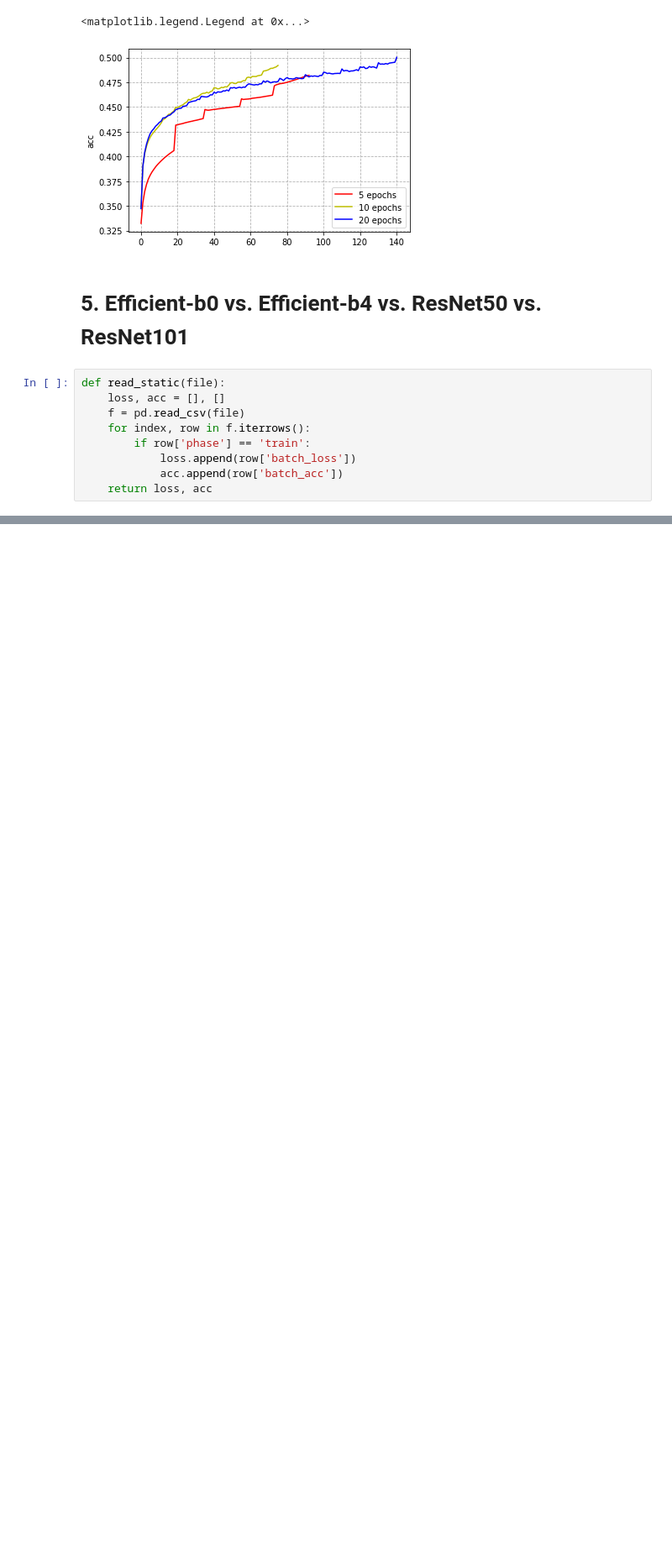
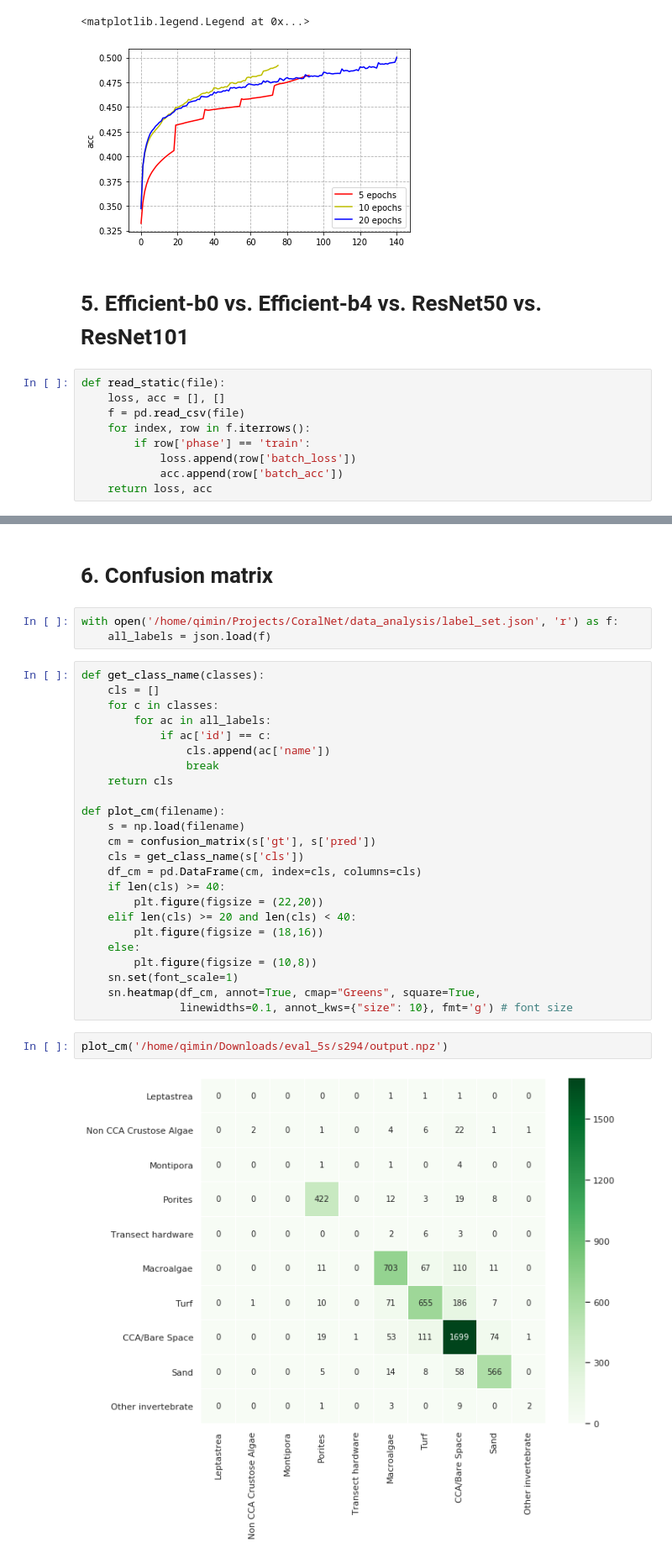
Before and after one commit to qiminchen/CoralNet, a Jupyter notebook: test_eval.ipynb, the cells around one changed output, grey strips where cells are left out. Shown at 84% size. Saved outputs shown, nothing was run; the diff lists cells and outputs as text; blank space fills up the shorter version.

```diff
--- a/test_eval.ipynb
+++ b/test_eval.ipynb
@@ -250,0 +266,33 @@ plt.show()
+# %% [markdown]
+# 6. Confusion matrix
+# %%
+with open('/home/qimin/Projects/CoralNet/data_analysis/label_set.json', 'r') as f:
+    all_labels = json.load(f)
+# %%
+def get_class_name(classes):
+    cls = []
+    for c in classes:
+        for ac in all_labels:
+            if ac['id'] == c:
+                cls.append(ac['name'])
+                break
+    return cls
+
+def plot_cm(filename):
+    s = np.load(filename)
+    cm = confusion_matrix(s['gt'], s['pred'])
+    cls = get_class_name(s['cls'])
+    df_cm = pd.DataFrame(cm, index=cls, columns=cls)
+    if len(cls) >= 40:
+        plt.figure(figsize = (22,20))
+    elif len(cls) >= 20 and len(cls) < 40:
+        plt.figure(figsize = (18,16))
+    else:
+        plt.figure(figsize = (10,8))
+    sn.set(font_scale=1)
+    sn.heatmap(df_cm, annot=True, cmap="Greens", square=True,
+               linewidths=0.1, annot_kws={"size": 10}, fmt='g') # font size
+# %%
+plot_cm('/home/qimin/Downloads/eval_5s/s294/output.npz')
+# %% [output]
+[figure, added]
```
Also changed, not shown: parts of 9 cells of this notebook.
